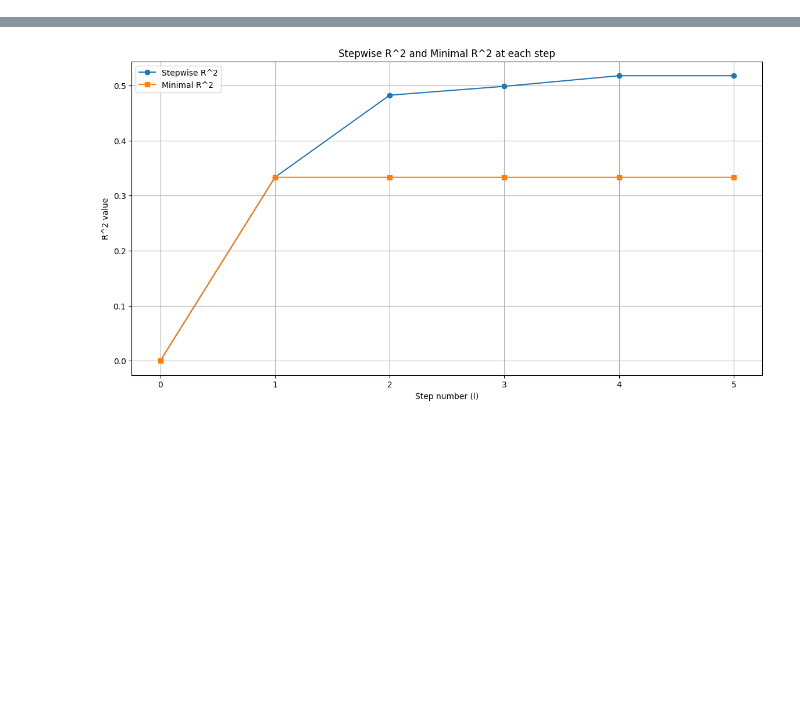
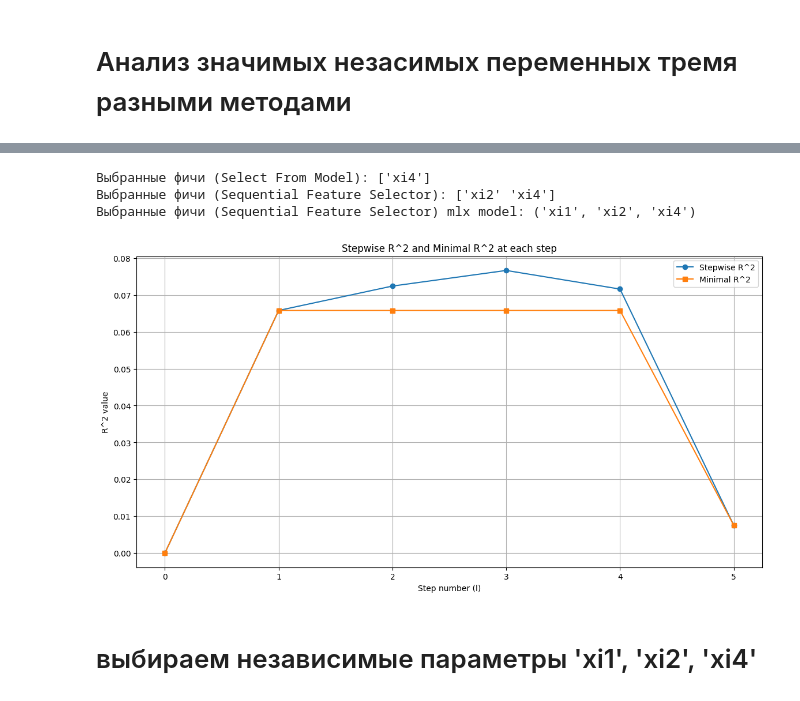
Before and after one commit to EugeneTheWatchman/decision-making-methods, a Jupyter notebook: 5.2 Мультиколлинеарность.ipynb, the cells around one changed output, grey strips where cells are left out. Saved outputs shown, nothing was run; the diff lists cells and outputs as text; code cells hidden in the pictures; blank space fills up the shorter version.

```diff
--- a/5.2 Мультиколлинеарность.ipynb
+++ b/5.2 Мультиколлинеарность.ipynb
@@ -70,0 +88,11 @@ df
+# %%
+df.columns
+df.rename(columns={
+    'Точка продаж': 'xi1',
+    'День':         'xi2',
+    'День недели':  'xi3',
+    'Выходной':     'xi4',
+    'Час':          'xi5',
+    'Сумма':        'yi'
+}, inplace=True)
+df.head()
@@ -121,6 +154,4 @@ intercept = model.intercept_
 # %%
-from scipy.stats import chi2
-import numpy as np
 
 # Вычисляем матрицу корреляций для объясняющих переменных
 RXX = X.corr()
@@ -130,13 +161,14 @@ det_RXX = np.linalg.det(RXX)
 
 # Проверяем гипотезу о наличии мультиколлинеарности
 # Степени свободы для хи-квадрат распределения
-df = len(X.columns) * (len(X.columns) - 1) / 2
+Df = len(X.columns) * (len(X.columns) - 1) / 2
 
 # Вычисляем статистику теста
 chi2_stat = -((len(X) - 1) - (2 * len(X.columns) + 5) / 6) * np.log(det_RXX)
 
 # Вычисляем критическое значение для хи-квадрат распределения с уровнем значимости 0.05
-chi2_critical = chi2.ppf(0.95, df)
+chi2_critical = chi2.ppf(0.95, Df)
 
-(RXX, det_RXX, chi2_stat, chi2_critical, chi2_stat > chi2_critical)
+display(RXX)
+(det_RXX, chi2_stat, chi2_critical, chi2_stat > chi2_critical)
 # %% [output]
@@ -170,38 +199,37 @@ chi2_critical = chi2.ppf(0.95, df)
 
 *   На основе представленных данных можно сделать вывод, что в модели присутствует мультиколлинеарность. Это означает, что некоторые объясняющие переменные сильно коррелированы друг с другом, что может привести к проблемам в оценке коэффициентов регрессии и их интерпретации.
 *   Для улучшения модели следует рассмотреть возможность исключения одной или нескольких переменных, которые сильно коррелированы с другими, или использовать методы, устойчивые к мультиколлинеарности, такие как гребневая регрессия (ridge regression).
+# %% [markdown]
+# Анализ значимых незасимых переменных тремя разными методами
 # %%
-from sklearn.linear_model import LinearRegression
-from mlxtend.feature_selection import SequentialFeatureSelector as SFS
-import pandas as pd
-import matplotlib.pyplot as plt
+display(df.corr())
+
+# Определяем независимые переменные (X) и зависимую переменную (y)
+X = df[['xi1', 'xi2', 'xi3', 'xi4', 'xi5']]
+y = df["yi"]
+
+# Настраиваем Select From Model
+sfm = SelectFromModel(model, prefit=True).fit(X, y)
+X_new = sfm.transform(X)
+
+print(f'Выбранные фичи (Select From Model): {sfm.get_feature_names_out()}')
+
+
+sfs = SequentialFeatureSelector(LinearRegression(),
+          n_features_to_select='auto',
+          direction ='forward',
+          cv=2).fit(X,y)
+
+print(f'Выбранные фичи (Sequential Feature Selector): {sfs.get_feature_names_out()}')
+
+sfs_mlx = SequentialFeatureSelector_mlx(LinearRegression(),
+          k_features='best', forward=False).fit(X,y)
+print(f'Выбранные фичи (Sequential Feature Selector) mlx model: {sfs_mlx.k_feature_names_}')
 
 
 
-# Создаем DataFrame из предоставленных данных
-df = pd.DataFrame(data)
-
-# Определяем независимые переменные (X) и зависимую переменную (y)
-X = df[["xi1", "xi2", "xi3", "xi4", "xi5"]]
-y = df["yi"]
-
-# Создаем экземпляр модели линейной регрессии
-lr = LinearRegression()
-
-# Настраиваем Sequential Feature Selector
-sfs = SFS(lr,
-          k_features='best',
-          forward=True,
-          floating=False,
-          scoring='r2',
-          cv=0)
-
-# Обучаем SFS на наших данных
-sfs = sfs.fit(X, y)
-
 # Получаем результаты
-selected_features = X.columns[list(sfs.k_feature_idx_)]
-stepwise_r2_results = sfs.subsets_
+stepwise_r2_results = sfs_mlx.subsets_
 
 # Извлекаем R^2 для каждого шага
 r2_per_step = [stepwise_r2_results[i]['avg_score'] for i in stepwise_r2_results.keys()]
@@ -233,4 +268,9 @@ plt.show()
+Выбранные фичи (Select From Model): ['xi4']
+Выбранные фичи (Sequential Feature Selector): ['xi2' 'xi4']
+Выбранные фичи (Sequential Feature Selector) mlx model: ('xi1', 'xi2', 'xi4')
-[figure, old version]
+[figure, new version]
+# %% [markdown]
+# выбираем независимые параметры 'xi1', 'xi2', 'xi4'
 # %%
 # Обучение модели линейной регрессии с использованием отобранных переменных
 # Предполагаем, что все переменные отобраны, так как не указаны конкретные отобранные предикторы
```
Also changed, not shown: parts of 20 cells of this notebook, 1 other file.
